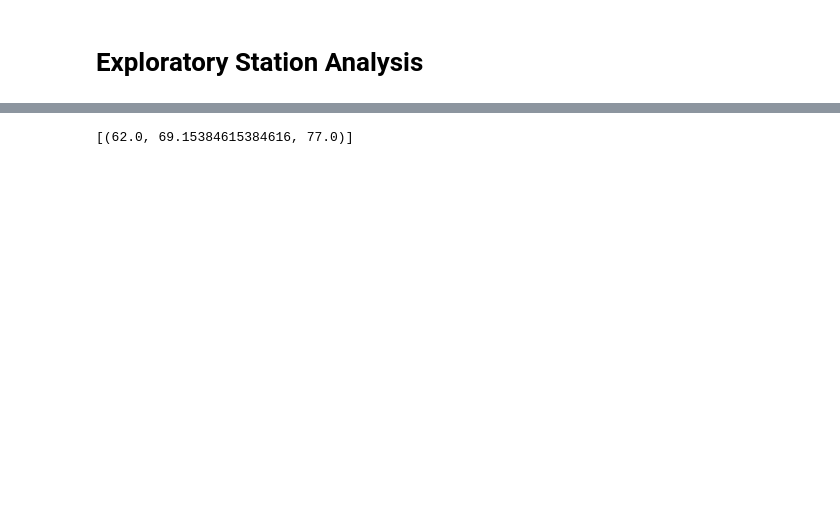
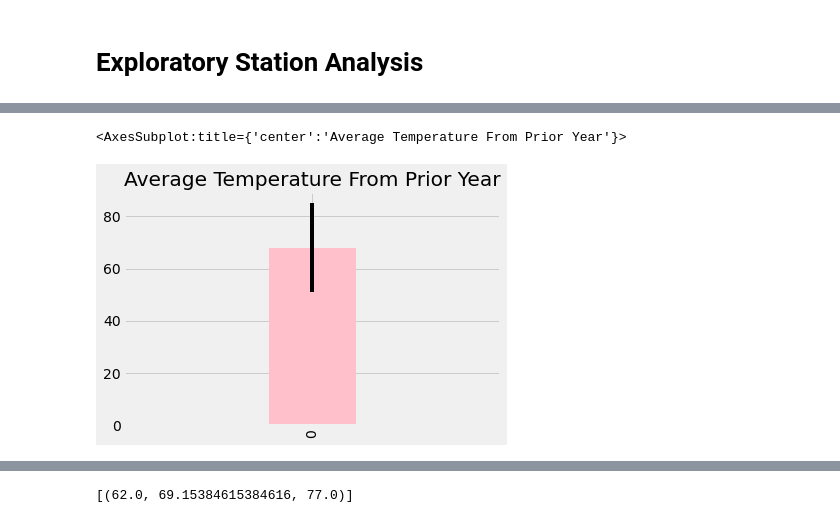
Before and after one commit to Vilma011/SQL_Alchemy, a Jupyter notebook: climate_starter.ipynb, the cells around one changed output, grey strips where cells are left out. Cells and saved outputs as stored; diff of their text form; code cells hidden in the pictures; blank space fills up the shorter version.

```diff
--- a/climate_starter.ipynb
+++ b/climate_starter.ipynb
@@ -152,0 +170,8 @@ plt.show()
+# %%
+ #plot the dataframe
+fig, ax = plt.subplots()
+ax.set_title('Average Temperature From Prior Year')
+my_vacation['Avg_temp'].plot(kind='bar',ax=ax, color = 'pink', width = 0.15, yerr = my_vacation['Highest_temp'] - my_vacation['Lowest_temp'])
+# %% [output]
+<AxesSubplot:title={'center':'Average Temperature From Prior Year'}>
+[figure, added]
```
Also changed, not shown: parts of 34 cells of this notebook, 2 other files.
